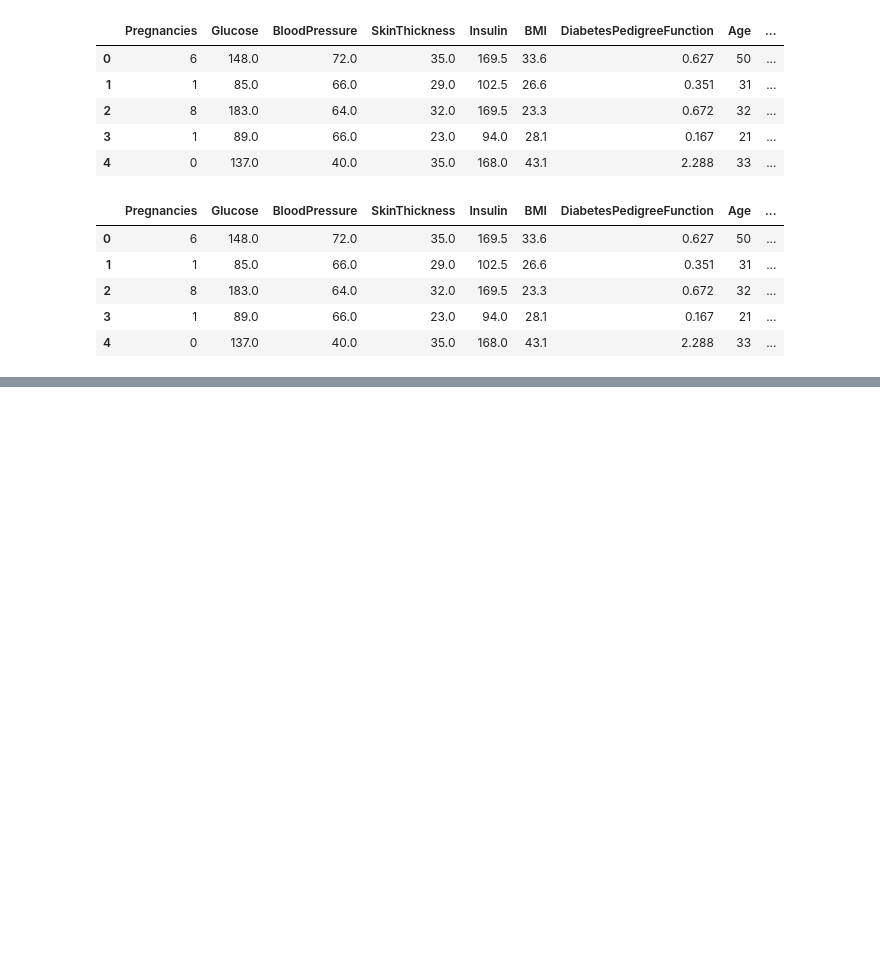
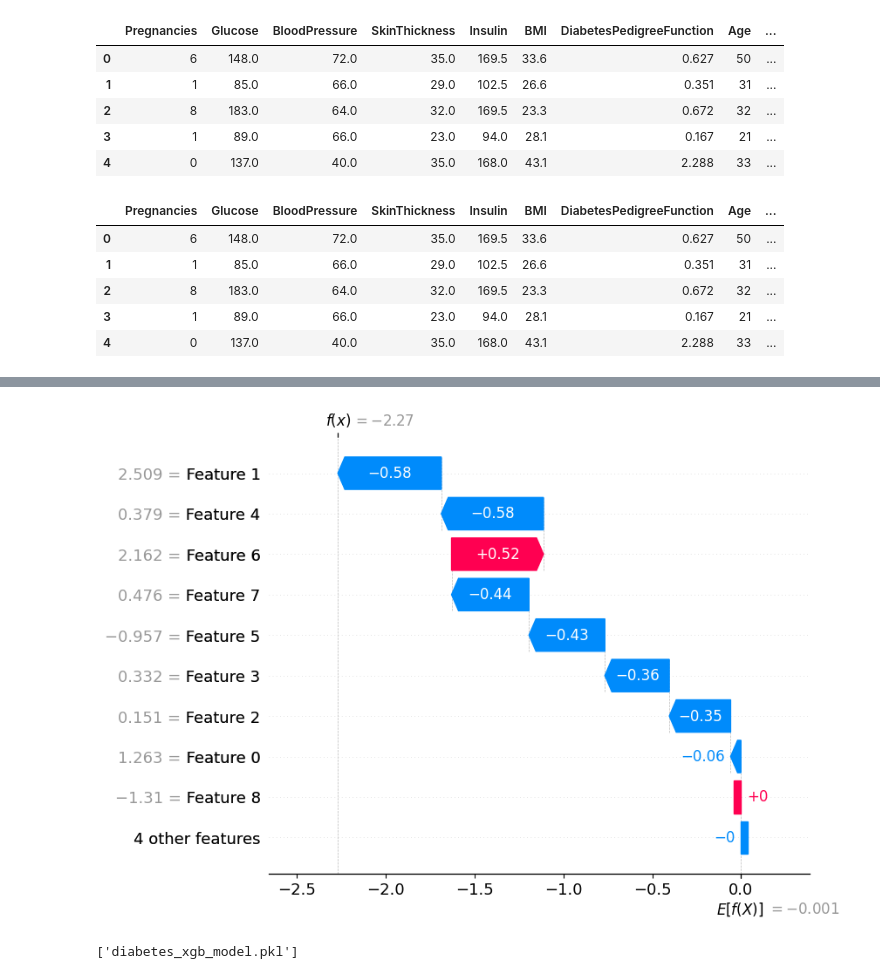
Before and after one commit to Soumya1709/Diabetes_Detection_Model, a Jupyter notebook: Diabetes.ipynb, the cells around one changed output, grey strips where cells are left out. Cells and saved outputs as stored; diff of their text form; code cells hidden in the pictures; blank space fills up the shorter version.

```diff
--- a/Diabetes.ipynb
+++ b/Diabetes.ipynb
@@ -234,0 +410,19 @@ X_test_scaled = scaler.transform(X_test)
+# %%
+
+y_prob = final_xgb.predict_proba(X_test_scaled)[:, 1]
+patient_idx = np.argmax(y_prob)
+
+explainer = shap.TreeExplainer(final_xgb)
+
+shap_values = explainer(X_test_scaled)
+shap.plots.waterfall(
+    shap_values[patient_idx],
+    max_display=10
+)
+# %% [output]
+[figure, added]
+# %%
+import joblib
+joblib.dump(final_xgb, "diabetes_xgb_model.pkl")
+# %% [output]
+['diabetes_xgb_model.pkl']
```
Also changed, not shown: parts of 11 cells of this notebook, 2 other files.
